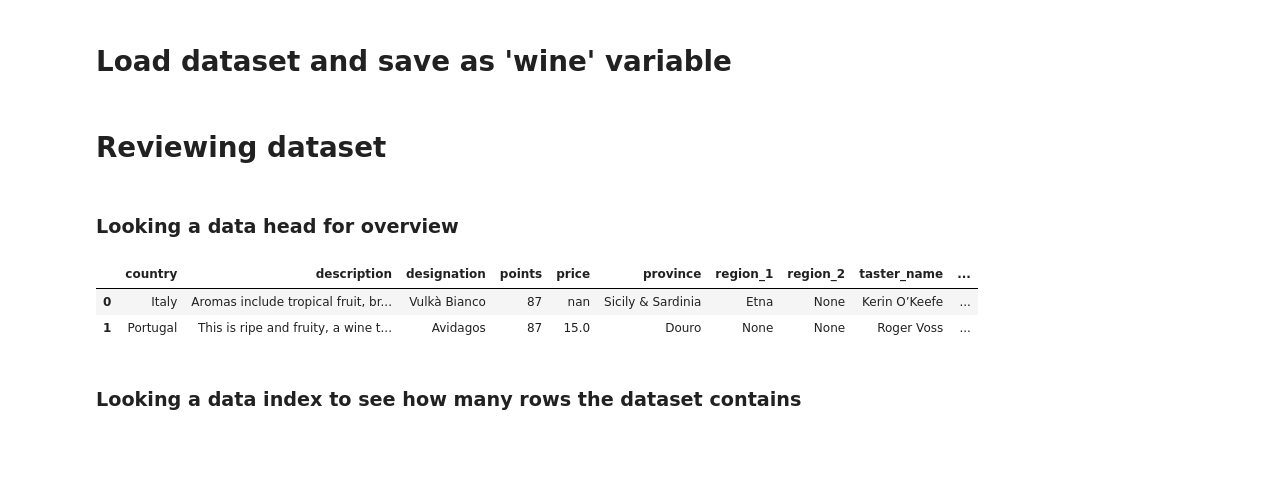
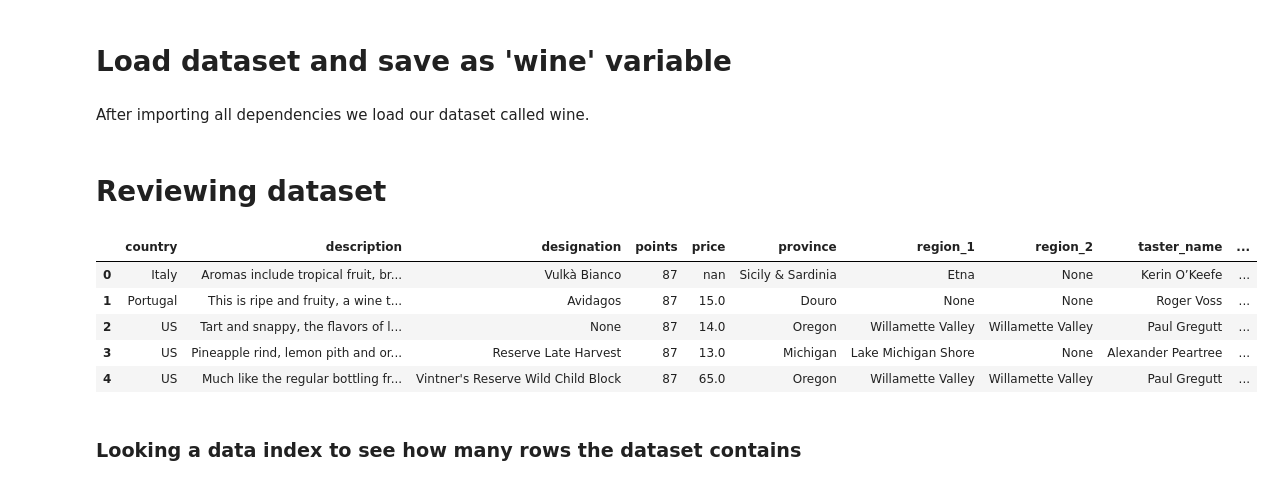
Before and after one commit to evanrosa/wine-ML-capstone-2018, a Jupyter notebook: 02-EDA.ipynb, the cells around one changed output. Drawn from its saved outputs; the diff is of its cells as text; code cells hidden in the pictures; blank space fills up the shorter version.

```diff
--- a/02-EDA.ipynb
+++ b/02-EDA.ipynb
@@ -8,18 +10,21 @@ import matplotlib.pyplot as plt
 %matplotlib inline
 # %% [markdown]
 # Load dataset and save as 'wine' variable
+# %% [markdown]
+After importing all dependencies we load our dataset called wine.
 # %%
 wine = pd.read_json('./wine-reviews/winemag-data-130k-v2.json', dtype='unicode');
 # %% [markdown]
 # Reviewing dataset
-# %% [markdown]
-### Looking a data head for overview
 # %%
-wine.head(2)
+wine.head(5)
 # %% [output]
 |  | country | description | designation | points | price | province | region_1 | region_2 | taster_name | ... |
 | 0 | Italy | Aromas include tropical fruit, br... | Vulkà Bianco | 87 | nan | Sicily & Sardinia | Etna | None | Kerin O’Keefe | ... |
 | 1 | Portugal | This is ripe and fruity, a wine t... | Avidagos | 87 | 15.0 | Douro | None | None | Roger Voss | ... |
+| 2 | US | Tart and snappy, the flavors of l... | None | 87 | 14.0 | Oregon | Willamette Valley | Willamette Valley | Paul Gregutt | ... |
+| 3 | US | Pineapple rind, lemon pith and or... | Reserve Late Harvest | 87 | 13.0 | Michigan | Lake Michigan Shore | None | Alexander Peartree | ... |
+| 4 | US | Much like the regular bottling fr... | Vintner's Reserve Wild Child Block | 87 | 65.0 | Oregon | Willamette Valley | Willamette Valley | Paul Gregutt | ... |
 # %% [markdown]
 ### Looking a data index to see how many rows the dataset contains
 # %%
```
Also changed, not shown: parts of 23 cells of this notebook.
